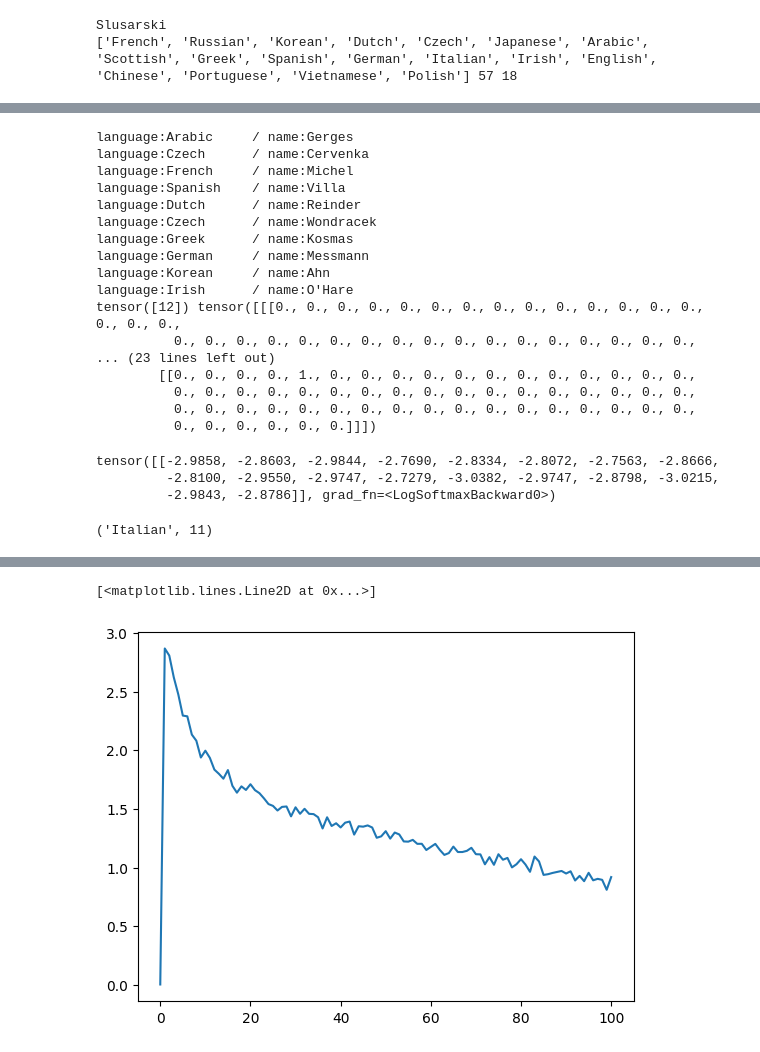
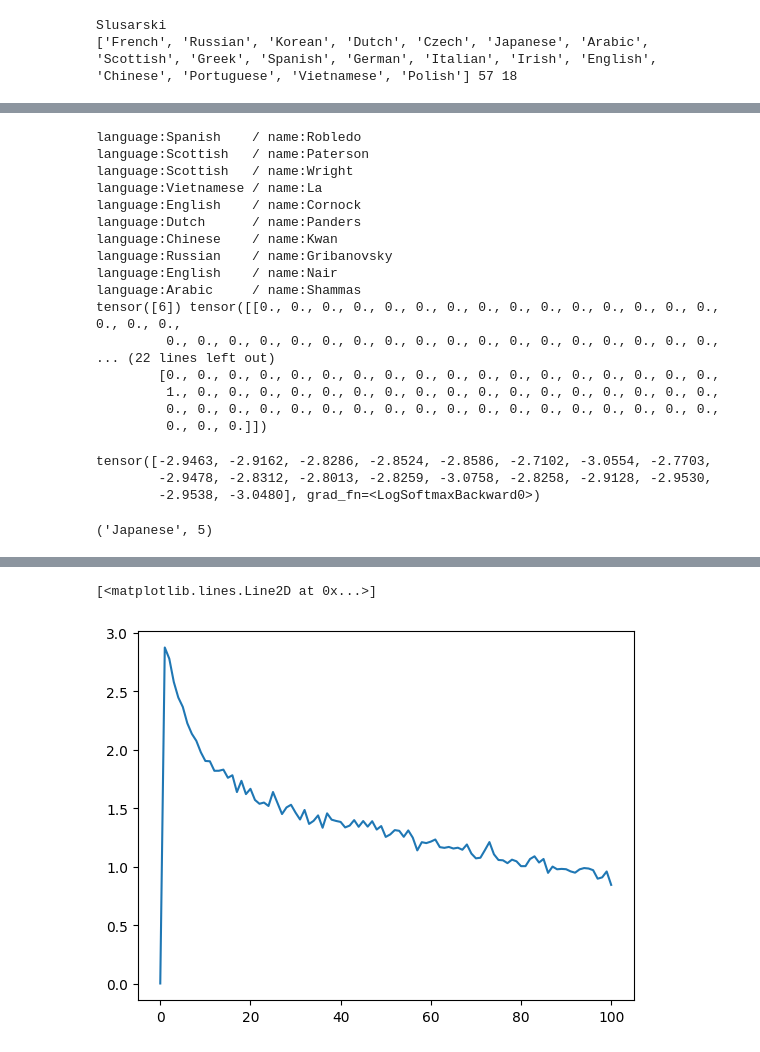
Before and after one commit to xg590/tutorials, a Jupyter notebook: ML/PyTorch_5_RNN.ipynb, the cells around one changed output, grey strips where cells are left out. Drawn from its saved outputs; the diff is of its cells as text; code cells hidden in the pictures.

```diff
--- a/ML/PyTorch_5_RNN.ipynb
+++ b/ML/PyTorch_5_RNN.ipynb
@@ -38,8 +38,8 @@ def letterToIndex(letter):
 
 # Just for demonstration, turn a letter into a <1 x n_letters> Tensor
 def letterToTensor(letter):
-    tensor = torch.zeros(1, len_chars)
-    tensor[0][letterToIndex(letter)] = 1
+    tensor = torch.zeros(len_chars)
+    tensor[letterToIndex(letter)] = 1
     return tensor
 
 # Turn a line into a <line_length x 1 x n_letters>,
@@ -70,23 +70,23 @@ for i in range(10):
 
 print(y, x)
 # %% [output]
-language:Arabic     / name:Gerges
-language:Czech      / name:Cervenka
-language:French     / name:Michel
-language:Spanish    / name:Villa
-language:Dutch      / name:Reinder
-language:Czech      / name:Wondracek
-language:Greek      / name:Kosmas
-language:German     / name:Messmann
-language:Korean     / name:Ahn
-language:Irish      / name:O'Hare
-tensor([12]) tensor([[[0., 0., 0., 0., 0., 0., 0., 0., 0., 0., 0., 0., 0., 0., 0., 0., 0.,
-          0., 0., 0., 0., 0., 0., 0., 0., 0., 0., 0., 0., 0., 0., 0., 0., 0.,
-... (23 lines left out)
-        [[0., 0., 0., 0., 1., 0., 0., 0., 0., 0., 0., 0., 0., 0., 0., 0., 0.,
-          0., 0., 0., 0., 0., 0., 0., 0., 0., 0., 0., 0., 0., 0., 0., 0., 0.,
-          0., 0., 0., 0., 0., 0., 0., 0., 0., 0., 0., 0., 0., 0., 0., 0., 0.,
-          0., 0., 0., 0., 0., 0.]]])
+language:Spanish    / name:Robledo
+language:Scottish   / name:Paterson
+language:Scottish   / name:Wright
+language:Vietnamese / name:La
+language:English    / name:Cornock
+language:Dutch      / name:Panders
+language:Chinese    / name:Kwan
+language:Russian    / name:Gribanovsky
+language:English    / name:Nair
+language:Arabic     / name:Shammas
+tensor([6]) tensor([[0., 0., 0., 0., 0., 0., 0., 0., 0., 0., 0., 0., 0., 0., 0., 0., 0., 0.,
+         0., 0., 0., 0., 0., 0., 0., 0., 0., 0., 0., 0., 0., 0., 0., 0., 0., 0.,
+... (22 lines left out)
+        [0., 0., 0., 0., 0., 0., 0., 0., 0., 0., 0., 0., 0., 0., 0., 0., 0., 0.,
+         1., 0., 0., 0., 0., 0., 0., 0., 0., 0., 0., 0., 0., 0., 0., 0., 0., 0.,
+         0., 0., 0., 0., 0., 0., 0., 0., 0., 0., 0., 0., 0., 0., 0., 0., 0., 0.,
+         0., 0., 0.]])
 # %%
 class RNN(nn.Module):
     def __init__(self, input_size, hidden_size, output_size):
@@ -95,7 +95,7 @@ class RNN(nn.Module):
         self.W1 = nn.Linear(input_size, hidden_size)
         self.W2 = nn.Linear(hidden_size, hidden_size)
         self.W3 = nn.Linear(hidden_size, output_size)
-        self.sm = nn.LogSoftmax(dim=1)
+        self.sm = nn.LogSoftmax(dim=0)
 
     def forward(self, x, h):
         h = F.tanh(self.W1(x) + self.W2(h))
@@ -103,30 +103,30 @@ class RNN(nn.Module):
         return y, h
 
     def initHidden(self):
-        return torch.zeros(1, self.hidden_size)
+        return torch.zeros(self.hidden_size)
 
 n_hidden = 128
 rnn = RNN(len_chars, n_hidden, len(languages))
 # %%
 # A test run
 x = nameToTensor('Albert')
-h = torch.zeros(1, n_hidden)
+h = torch.zeros(n_hidden)
 
 y, h = rnn(x[0], h)
 print(y)
 # %% [output]
-tensor([[-2.9858, -2.8603, -2.9844, -2.7690, -2.8334, -2.8072, -2.7563, -2.8666,
-         -2.8100, -2.9550, -2.9747, -2.7279, -3.0382, -2.9747, -2.8798, -3.0215,
-         -2.9843, -2.8786]], grad_fn=<LogSoftmaxBackward0>)
+tensor([-2.9463, -2.9162, -2.8286, -2.8524, -2.8586, -2.7102, -3.0554, -2.7703,
+        -2.9478, -2.8312, -2.8013, -2.8259, -3.0758, -2.8258, -2.9128, -2.9530,
+        -2.9538, -3.0480], grad_fn=<LogSoftmaxBackward0>)
 # %%
 def y2language(y):
     top, i = y.topk(1)
-    i = i[0][0].item()
+    i = i[0].item()
     return languages[i], i
 
 print(y2language(y))
 # %% [output]
-('Italian', 11)
+('Japanese', 5)
 # %%
 learning_rate = 0.005 # If you set this too high, it might explode. If too low, it might not learn
 criterion = nn.NLLLoss()
@@ -137,7 +137,7 @@ def train(y_label, x_feature):
     for i in range(x_feature.size()[0]):
         y_predict, h = rnn(x_feature[i], h)
 
-    loss = criterion(y_predict, y_label)
+    loss = criterion(y_predict.view(1, -1), y_label)
     loss.backward()
     for p in rnn.parameters():
         p.data.add_(p.grad.data, alpha=-learning_rate)
@@ -188,5 +188,5 @@ plt.plot(all_losses)
 [<matplotlib.lines.Line2D at 0x...>]
-[figure, old version]
+[figure, new version]
 # %%
 # Keep track of correct guesses in a confusion matrix
 confusion = torch.zeros(len(languages), len(languages))
```
Also changed, not shown: parts of 3 cells of this notebook, 10 other files.
